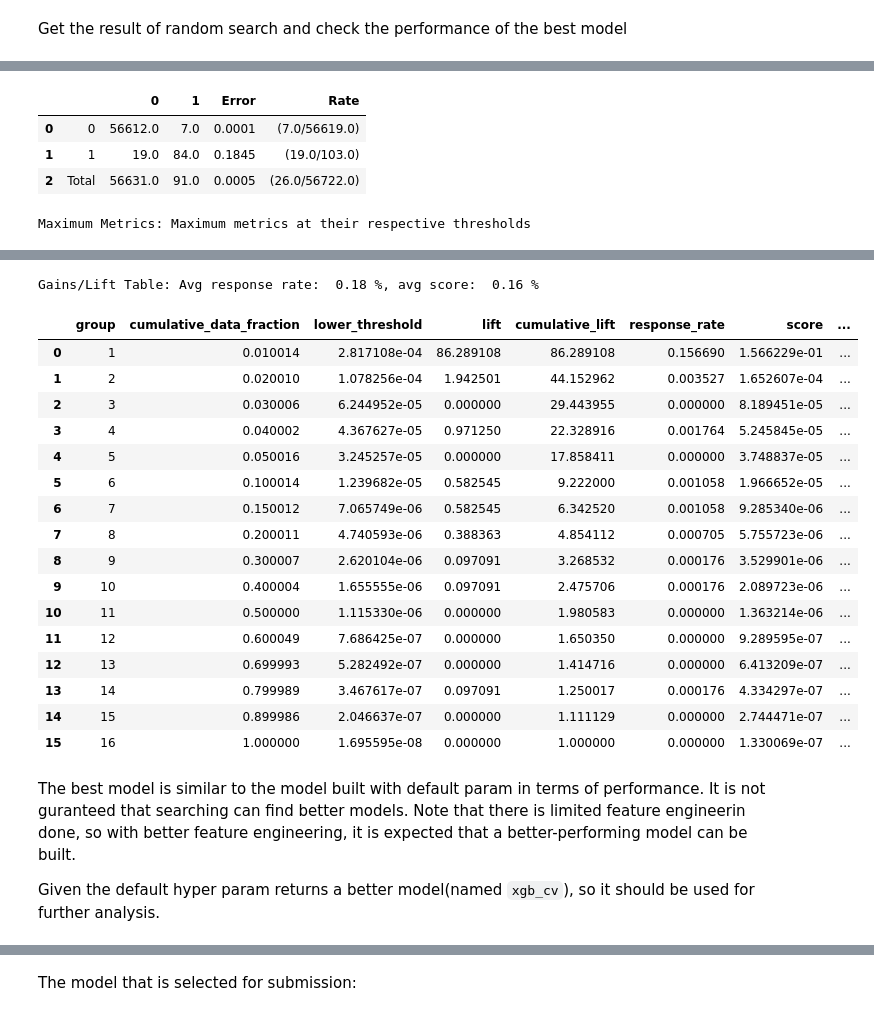
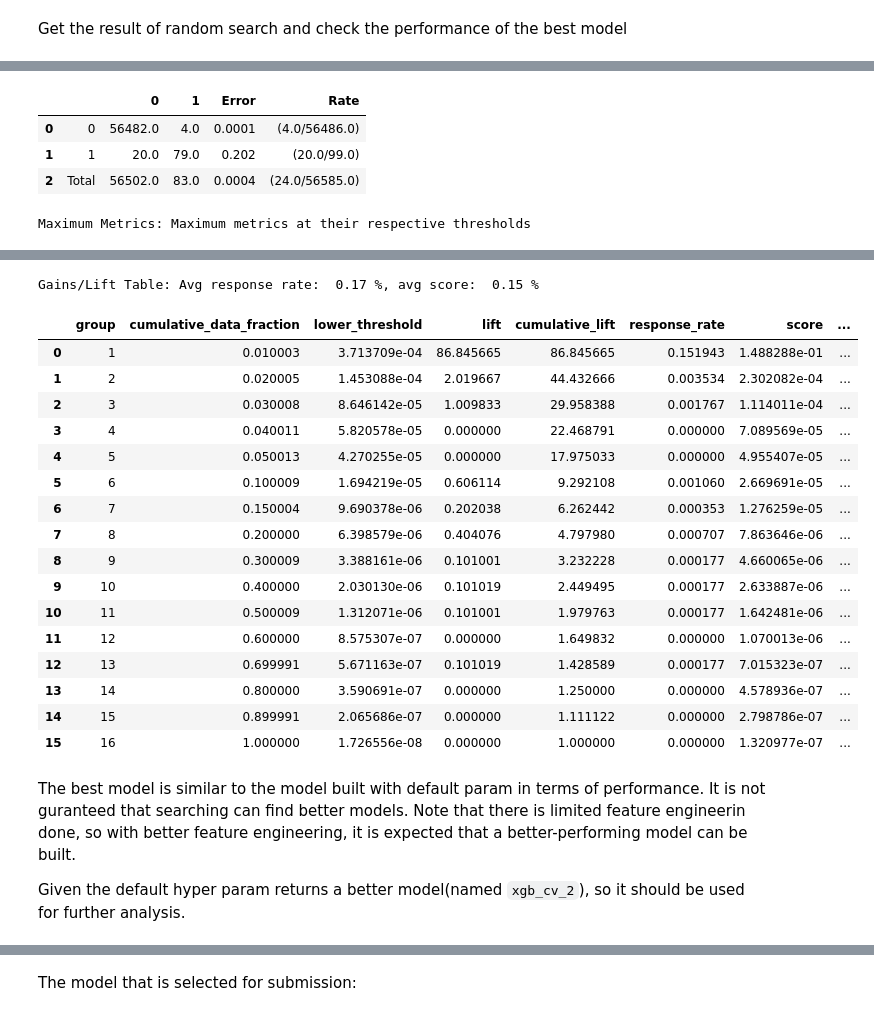
Before and after one commit to Realvincentyuan/Machine_Learning_Lab, a Jupyter notebook: creditcard-fraud-prediction.ipynb, the cells around one changed output, grey strips where cells are left out. Cells and saved outputs as stored; diff of their text form; code cells hidden in the pictures.

Commit message:
Kaggle Notebook | credit_card_fraud_xgboost_prediction | Version 7

```diff
--- a/creditcard-fraud-prediction.ipynb
+++ b/creditcard-fraud-prediction.ipynb
@@ -186,14 +176,18 @@ Warning: Your H2O cluster version is too old (1 year and 17 days)! Please downlo
 | H2O_API_Extensions: | Amazon S3, XGBoost, Algos, AutoML... |
 | Python_version: | 3.7.10 final |
 # %%
-# Construct the h2o data frame and split the data into train/valid/test set
+# Construct the h2o data frame and split the data into train/valid/test set with 0.7/0.2/0.1 ratio
+
 X_frame = h2o.H2OFrame(scaled)
 y_frame = h2o.H2OFrame(np.array(y))
 
 h2o_df = X_frame.cbind(y_frame)
 
+# set the target variable to be categorical
+h2o_df["C110"] = h2o_df["C110"].asfactor()
+
 train_frame, valid_frame, test_frame = h2o_df.split_frame(
-    ratios=[0.6,0.2],
+    ratios=[0.7,0.2],
     seed=1234,
     destination_frames=['train_frame.hex','valid_frame.hex','test_frame.hex']
 )
@@ -223,9 +218,3 @@ train_frame.head(5)
-# %%
-# set the target variable to be categorical
-h2o_df["C110"] = h2o_df["C110"].asfactor()
-train_frame["C110"] = train_frame["C110"].asfactor()
-valid_frame["C110"] = valid_frame["C110"].asfactor()
-test_frame["C110"] = test_frame["C110"].asfactor()
 # %%
 predictors = train_frame.columns[:-1]
 response = train_frame.columns[-1]
@@ -552,3 +488,3 @@ Hmm, the performance deteriorates a bit, given there are not many features here,
 # %%
-predictors.extend(least_imp_vars)
-print(predictors)
+# predictors.extend(least_imp_vars)
+# print(predictors)
@@ -588,16 +520,20 @@ xgb_params = {'learn_rate': [i * 0.02 for i in range(1, 26,2)],
 # Search criteria
 search_criteria = {'strategy': 'RandomDiscrete', 'max_models': 48, 'seed': 1234}
 
+#  Adding early stopping in the XGBoost model
 xgb_search = H2OXGBoostEstimator(booster='dart',
-                            normalize_type="tree"
+                            normalize_type="tree",
+                                  stopping_metric='AUC',
+                         stopping_rounds=3
                             )
 
 
-# Train and validate a random grid of GBMs
+# Train and validate a random grid of XGBoost,
 xgb_grid = H2OGridSearch(model=xgb_search,
                           grid_id='xgb_random_search',
                           hyper_params=xgb_params,
-                          search_criteria=search_criteria)
+                          search_criteria=search_criteria,
+                                                )
 
 xgb_grid.train(x=predictors, y=response,
                 training_frame=train_frame,
@@ -634,7 +570,7 @@ best_xgb = xgb_gridperf.models[0]
 
 # Now let's evaluate the model performance on a test set
 # so we get an honest estimate of top model performance
-best_xgb_perf = best_xgb.model_performance(test_frame)
+best_xgb_perf = best_xgb.model_performance(valid_frame)
 
 print(f"F1 of the best XGBoost model: {best_xgb_perf.F1()}")
 print(f"AUC of the best XGBoost model: {best_xgb_perf.auc()}")
@@ -661,6 +597,6 @@ Confusion Matrix (Act/Pred) for max f1 @ threshold = 0.4702635407447815:
 |  |  | 0 | 1 | Error | Rate |
-| 0 | 0 | 56612.0 | 7.0 | 0.0001 | (7.0/56619.0) |
-| 1 | 1 | 19.0 | 84.0 | 0.1845 | (19.0/103.0) |
-| 2 | Total | 56631.0 | 91.0 | 0.0005 | (26.0/56722.0) |
+| 0 | 0 | 56482.0 | 4.0 | 0.0001 | (4.0/56486.0) |
+| 1 | 1 | 20.0 | 79.0 | 0.202 | (20.0/99.0) |
+| 2 | Total | 56502.0 | 83.0 | 0.0004 | (24.0/56585.0) |
 Maximum Metrics: Maximum metrics at their respective thresholds
 |  | metric | threshold | value | idx |
@@ -683,24 +619,24 @@ Maximum Metrics: Maximum metrics at their respective thresholds
-Gains/Lift Table: Avg response rate:  0.18 %, avg score:  0.16 %
+Gains/Lift Table: Avg response rate:  0.17 %, avg score:  0.15 %
 |  | group | cumulative_data_fraction | lower_threshold | lift | cumulative_lift | response_rate | score | ... |
-| 0 | 1 | 0.010014 | 2.817108e-04 | 86.289108 | 86.289108 | 0.156690 | 1.566229e-01 | ... |
-| 1 | 2 | 0.020010 | 1.078256e-04 | 1.942501 | 44.152962 | 0.003527 | 1.652607e-04 | ... |
-| 2 | 3 | 0.030006 | 6.244952e-05 | 0.000000 | 29.443955 | 0.000000 | 8.189451e-05 | ... |
-| 3 | 4 | 0.040002 | 4.367627e-05 | 0.971250 | 22.328916 | 0.001764 | 5.245845e-05 | ... |
-| 4 | 5 | 0.050016 | 3.245257e-05 | 0.000000 | 17.858411 | 0.000000 | 3.748837e-05 | ... |
-| 5 | 6 | 0.100014 | 1.239682e-05 | 0.582545 | 9.222000 | 0.001058 | 1.966652e-05 | ... |
-| 6 | 7 | 0.150012 | 7.065749e-06 | 0.582545 | 6.342520 | 0.001058 | 9.285340e-06 | ... |
-| 7 | 8 | 0.200011 | 4.740593e-06 | 0.388363 | 4.854112 | 0.000705 | 5.755723e-06 | ... |
-| 8 | 9 | 0.300007 | 2.620104e-06 | 0.097091 | 3.268532 | 0.000176 | 3.529901e-06 | ... |
-| 9 | 10 | 0.400004 | 1.655555e-06 | 0.097091 | 2.475706 | 0.000176 | 2.089723e-06 | ... |
-| 10 | 11 | 0.500000 | 1.115330e-06 | 0.000000 | 1.980583 | 0.000000 | 1.363214e-06 | ... |
-| 11 | 12 | 0.600049 | 7.686425e-07 | 0.000000 | 1.650350 | 0.000000 | 9.289595e-07 | ... |
-| 12 | 13 | 0.699993 | 5.282492e-07 | 0.000000 | 1.414716 | 0.000000 | 6.413209e-07 | ... |
-| 13 | 14 | 0.799989 | 3.467617e-07 | 0.097091 | 1.250017 | 0.000176 | 4.334297e-07 | ... |
-| 14 | 15 | 0.899986 | 2.046637e-07 | 0.000000 | 1.111129 | 0.000000 | 2.744471e-07 | ... |
-| 15 | 16 | 1.000000 | 1.695595e-08 | 0.000000 | 1.000000 | 0.000000 | 1.330069e-07 | ... |
+| 0 | 1 | 0.010003 | 3.713709e-04 | 86.845665 | 86.845665 | 0.151943 | 1.488288e-01 | ... |
+| 1 | 2 | 0.020005 | 1.453088e-04 | 2.019667 | 44.432666 | 0.003534 | 2.302082e-04 | ... |
+| 2 | 3 | 0.030008 | 8.646142e-05 | 1.009833 | 29.958388 | 0.001767 | 1.114011e-04 | ... |
+| 3 | 4 | 0.040011 | 5.820578e-05 | 0.000000 | 22.468791 | 0.000000 | 7.089569e-05 | ... |
+| 4 | 5 | 0.050013 | 4.270255e-05 | 0.000000 | 17.975033 | 0.000000 | 4.955407e-05 | ... |
+| 5 | 6 | 0.100009 | 1.694219e-05 | 0.606114 | 9.292108 | 0.001060 | 2.669691e-05 | ... |
+| 6 | 7 | 0.150004 | 9.690378e-06 | 0.202038 | 6.262442 | 0.000353 | 1.276259e-05 | ... |
+| 7 | 8 | 0.200000 | 6.398579e-06 | 0.404076 | 4.797980 | 0.000707 | 7.863646e-06 | ... |
+| 8 | 9 | 0.300009 | 3.388161e-06 | 0.101001 | 3.232228 | 0.000177 | 4.660065e-06 | ... |
+| 9 | 10 | 0.400000 | 2.030130e-06 | 0.101019 | 2.449495 | 0.000177 | 2.633887e-06 | ... |
+| 10 | 11 | 0.500009 | 1.312071e-06 | 0.101001 | 1.979763 | 0.000177 | 1.642481e-06 | ... |
+| 11 | 12 | 0.600000 | 8.575307e-07 | 0.000000 | 1.649832 | 0.000000 | 1.070013e-06 | ... |
+| 12 | 13 | 0.699991 | 5.671163e-07 | 0.101019 | 1.428589 | 0.000177 | 7.015323e-07 | ... |
+| 13 | 14 | 0.800000 | 3.590691e-07 | 0.000000 | 1.250000 | 0.000000 | 4.578936e-07 | ... |
+| 14 | 15 | 0.899991 | 2.065686e-07 | 0.000000 | 1.111122 | 0.000000 | 2.798786e-07 | ... |
+| 15 | 16 | 1.000000 | 1.726556e-08 | 0.000000 | 1.000000 | 0.000000 | 1.320977e-07 | ... |
 # %% [markdown]
 The best model is similar to the model built with default param in terms of performance. It is not guranteed that searching can find better models. Note that there is limited feature engineerin done, so with better feature engineering, it is expected that a better-performing model can be built.
 
-Given the default hyper param returns a better model(named `xgb_cv`), so it should be used for further analysis.
+Given the default hyper param returns a better model(named `xgb_cv_2`), so it should be used for further analysis.
 # %%
 # The label predict is based on the threshold that gives max F1
```
Also changed, not shown: parts of 26 cells of this notebook.
